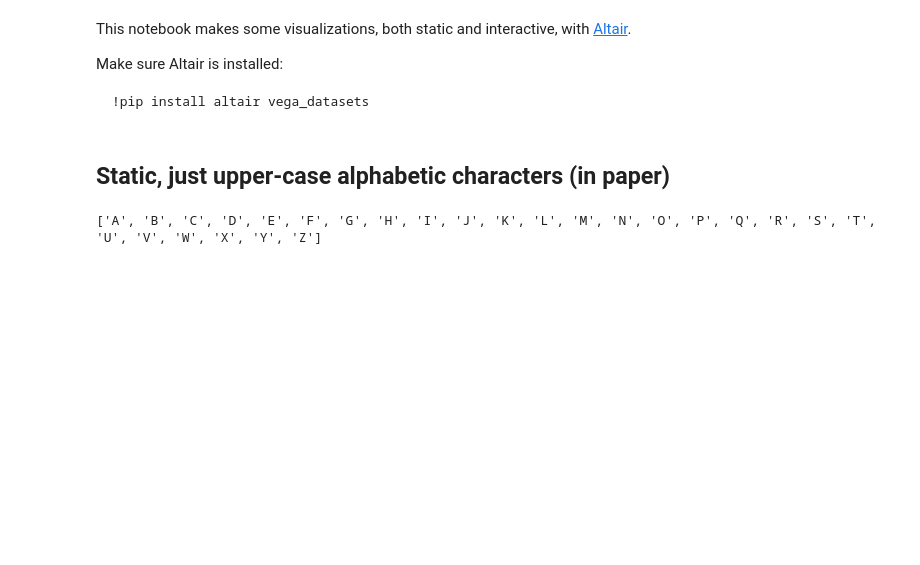
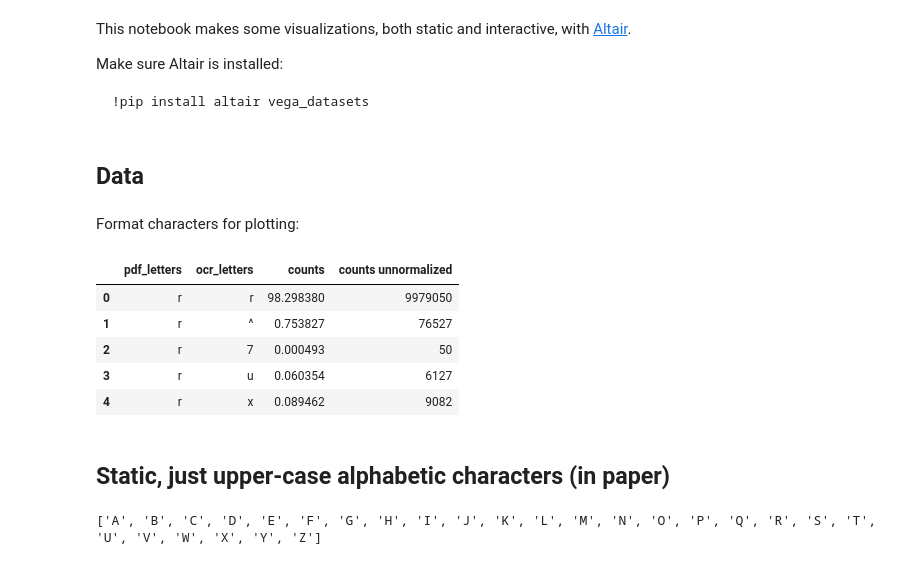
Before and after one commit to ReadingTimeMachine/ocr_post_correction, a Jupyter notebook: explore_dataset.ipynb, the cells around one changed output. Cells and saved outputs as stored; diff of their text form; code cells hidden in the pictures; blank space fills up the shorter version.

```diff
--- a/explore_dataset.ipynb
+++ b/explore_dataset.ipynb
@@ -11,0 +27,2 @@ import string
+# %% [markdown]
+## Data
@@ -11,0 +34,2 @@ import string
+# %% [markdown]
+Format characters for plotting:
@@ -12,3 +61,12 @@ import string
+# %%
+df_char.head()
+# %% [output]
+|  | pdf_letters | ocr_letters | counts | counts unnormalized |
+| 0 | r | r | 98.298380 | 9979050 |
+| 1 | r | ^ | 0.753827 | 76527 |
+| 2 | r | 7 | 0.000493 | 50 |
+| 3 | r | u | 0.060354 | 6127 |
+| 4 | r | x | 0.089462 | 9082 |
 # %% [markdown]
 ## Static, just upper-case alphabetic characters (in paper)
 # %%
```
Also changed, not shown: parts of 14 cells of this notebook, 1 other file.
